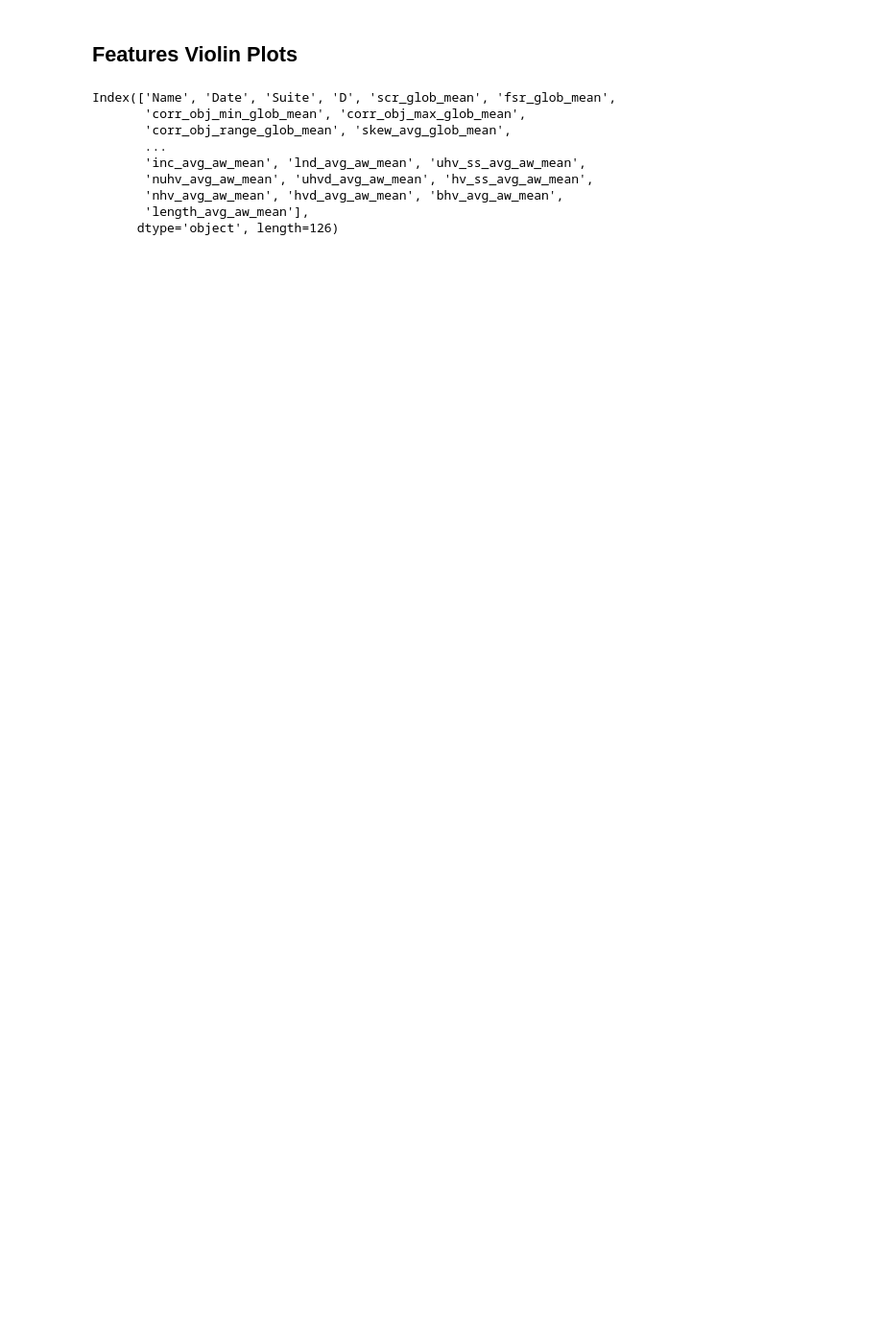
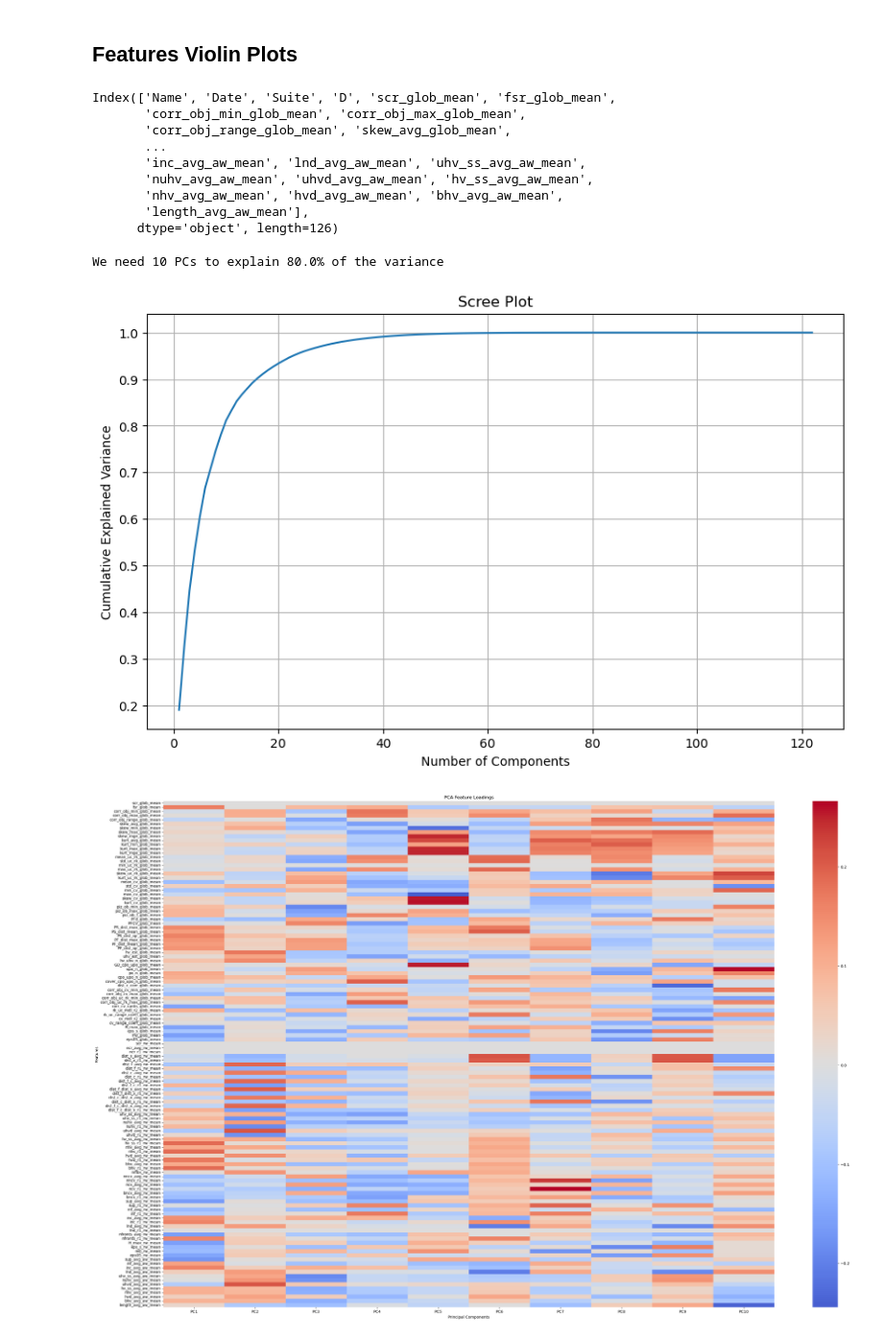
Before and after one commit to richardlovesspaceengineering/rrut_thesis_code, a Jupyter notebook: ISA-CMOP_Python/thesis_notebook.ipynb, the cells around one changed output. Shown at 96% size. Cells and saved outputs as stored; diff of their text form; code cells hidden in the pictures; blank space fills up the shorter version.

```diff
--- a/ISA-CMOP_Python/thesis_notebook.ipynb
+++ b/ISA-CMOP_Python/thesis_notebook.ipynb
@@ -437,3 +435,11 @@ Index(['Name', 'Date', 'Suite', 'D', 'scr_glob_mean', 'fsr_glob_mean',
       dtype='object', length=126)
 # %%
 dashboard.generate_features_results_pdf_across_suites()
+# %%
+dashboard.run_pca()
+dashboard.plot_scree_plot()
+dashboard.plot_pca_loadings(n_components=1)
+# %% [output]
+We need 10 PCs to explain 80.0% of the variance
+[figure, added]
+[figure, added]
```
Also changed, not shown: parts of 6 cells of this notebook, 1 other file.
